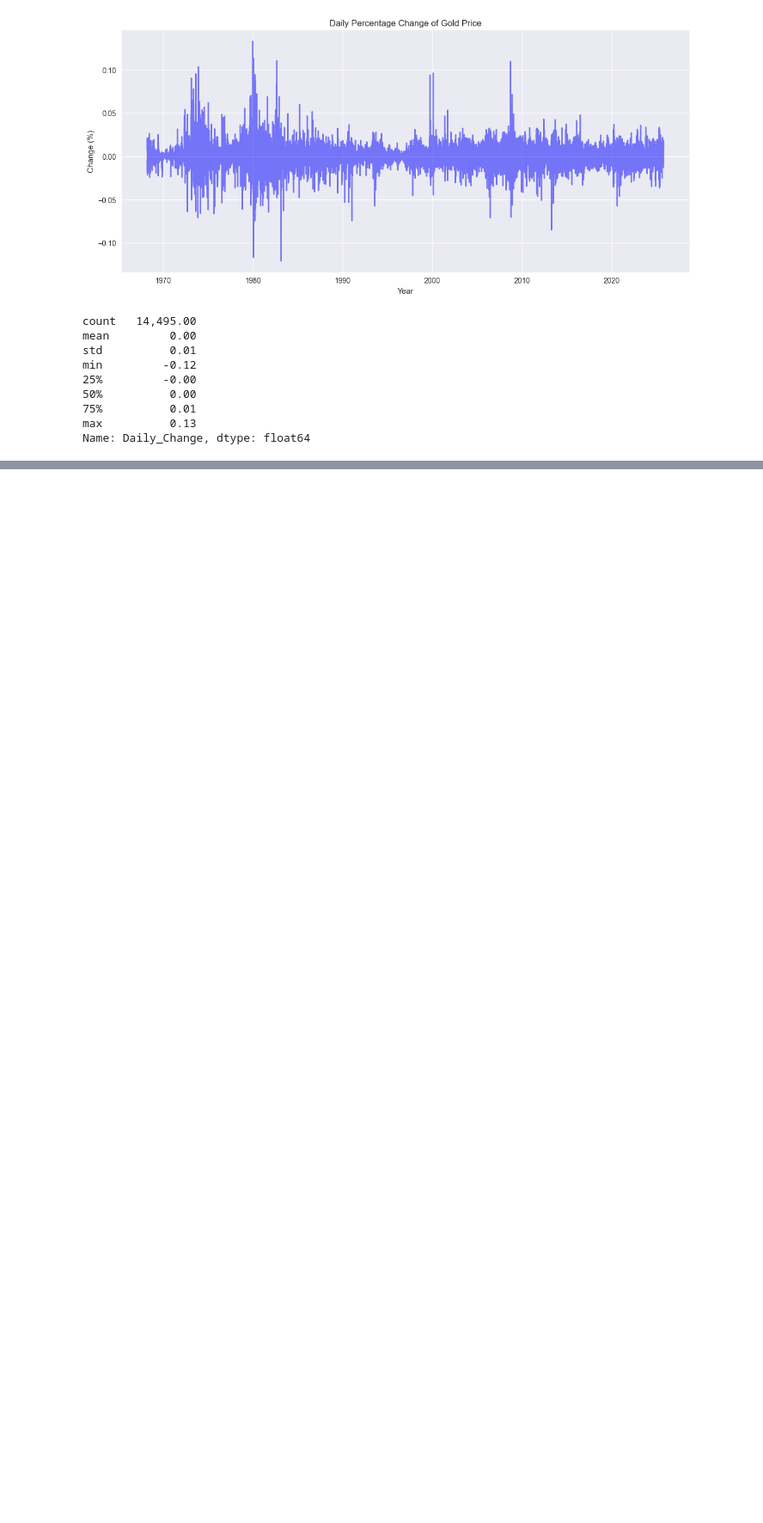
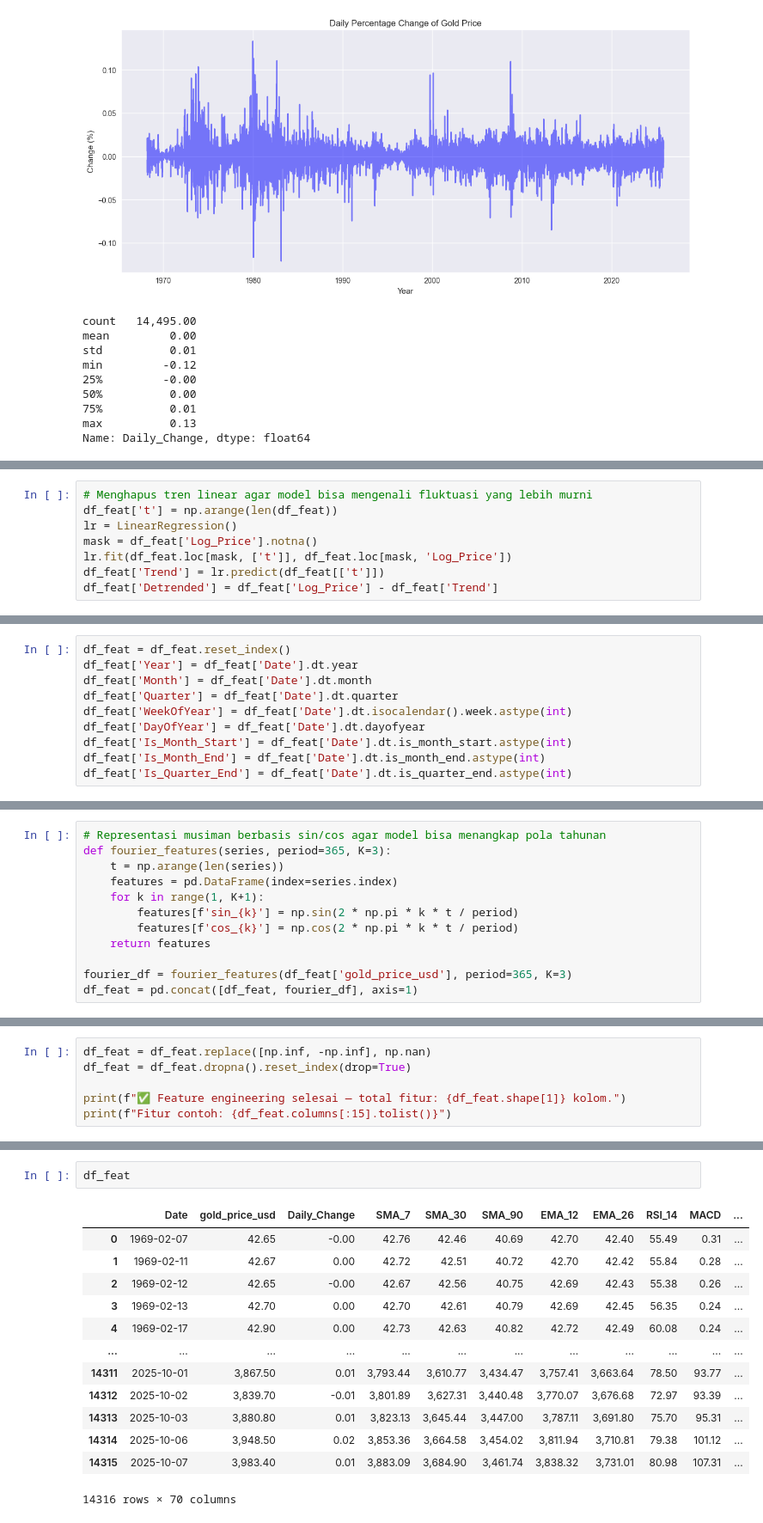
Before and after one commit to maybeitsai/gold-price-prediction, a Jupyter notebook: gold-forecasting.ipynb, the cells around one changed output, grey strips where cells are left out. Shown at 86% size. Cells and saved outputs as stored; diff of their text form; blank space fills up the shorter version.

```diff
--- a/gold-forecasting.ipynb
+++ b/gold-forecasting.ipynb
@@ -1288,0 +382,8 @@ print("="*80)
+# %%
+# Menghapus tren linear agar model bisa mengenali fluktuasi yang lebih murni
+df_feat['t'] = np.arange(len(df_feat))
+lr = LinearRegression()
+mask = df_feat['Log_Price'].notna()
+lr.fit(df_feat.loc[mask, ['t']], df_feat.loc[mask, 'Log_Price'])
+df_feat['Trend'] = lr.predict(df_feat[['t']])
+df_feat['Detrended'] = df_feat['Log_Price'] - df_feat['Trend']
@@ -1288,0 +392,10 @@ print("="*80)
+# %%
+df_feat = df_feat.reset_index()
+df_feat['Year'] = df_feat['Date'].dt.year
+df_feat['Month'] = df_feat['Date'].dt.month
+df_feat['Quarter'] = df_feat['Date'].dt.quarter
+df_feat['WeekOfYear'] = df_feat['Date'].dt.isocalendar().week.astype(int)
+df_feat['DayOfYear'] = df_feat['Date'].dt.dayofyear
+df_feat['Is_Month_Start'] = df_feat['Date'].dt.is_month_start.astype(int)
+df_feat['Is_Month_End'] = df_feat['Date'].dt.is_month_end.astype(int)
+df_feat['Is_Quarter_End'] = df_feat['Date'].dt.is_quarter_end.astype(int)
@@ -1288,0 +404,12 @@ print("="*80)
+# %%
+# Representasi musiman berbasis sin/cos agar model bisa menangkap pola tahunan
+def fourier_features(series, period=365, K=3):
+    t = np.arange(len(series))
+    features = pd.DataFrame(index=series.index)
+    for k in range(1, K+1):
+        features[f'sin_{k}'] = np.sin(2 * np.pi * k * t / period)
+        features[f'cos_{k}'] = np.cos(2 * np.pi * k * t / period)
+    return features
+
+fourier_df = fourier_features(df_feat['gold_price_usd'], period=365, K=3)
+df_feat = pd.concat([df_feat, fourier_df], axis=1)
@@ -1288,0 +418,6 @@ print("="*80)
+# %%
+df_feat = df_feat.replace([np.inf, -np.inf], np.nan)
+df_feat = df_feat.dropna().reset_index(drop=True)
+
+print(f"✅ Feature engineering selesai — total fitur: {df_feat.shape[1]} kolom.")
+print(f"Fitur contoh: {df_feat.columns[:15].tolist()}")
@@ -1288,0 +447,16 @@ print("="*80)
+# %%
+df_feat
+# %% [output]
+|  | Date | gold_price_usd | Daily_Change | SMA_7 | SMA_30 | SMA_90 | EMA_12 | EMA_26 | RSI_14 | MACD | ... |
+| 0 | 1969-02-07 | 42.65 | -0.00 | 42.76 | 42.46 | 40.69 | 42.70 | 42.40 | 55.49 | 0.31 | ... |
+| 1 | 1969-02-11 | 42.67 | 0.00 | 42.72 | 42.51 | 40.72 | 42.70 | 42.42 | 55.84 | 0.28 | ... |
+| 2 | 1969-02-12 | 42.65 | -0.00 | 42.67 | 42.56 | 40.75 | 42.69 | 42.43 | 55.38 | 0.26 | ... |
+| 3 | 1969-02-13 | 42.70 | 0.00 | 42.70 | 42.61 | 40.79 | 42.69 | 42.45 | 56.35 | 0.24 | ... |
+| 4 | 1969-02-17 | 42.90 | 0.00 | 42.73 | 42.63 | 40.82 | 42.72 | 42.49 | 60.08 | 0.24 | ... |
+| ... | ... | ... | ... | ... | ... | ... | ... | ... | ... | ... | ... |
+| 14311 | 2025-10-01 | 3,867.50 | 0.01 | 3,793.44 | 3,610.77 | 3,434.47 | 3,757.41 | 3,663.64 | 78.50 | 93.77 | ... |
+| 14312 | 2025-10-02 | 3,839.70 | -0.01 | 3,801.89 | 3,627.31 | 3,440.48 | 3,770.07 | 3,676.68 | 72.97 | 93.39 | ... |
+| 14313 | 2025-10-03 | 3,880.80 | 0.01 | 3,823.13 | 3,645.44 | 3,447.00 | 3,787.11 | 3,691.80 | 75.70 | 95.31 | ... |
+| 14314 | 2025-10-06 | 3,948.50 | 0.02 | 3,853.36 | 3,664.58 | 3,454.02 | 3,811.94 | 3,710.81 | 79.38 | 101.12 | ... |
+| 14315 | 2025-10-07 | 3,983.40 | 0.01 | 3,883.09 | 3,684.90 | 3,461.74 | 3,838.32 | 3,731.01 | 80.98 | 107.31 | ... |
+14316 rows × 70 columns
```
Also changed, not shown: parts of 101 cells of this notebook.
